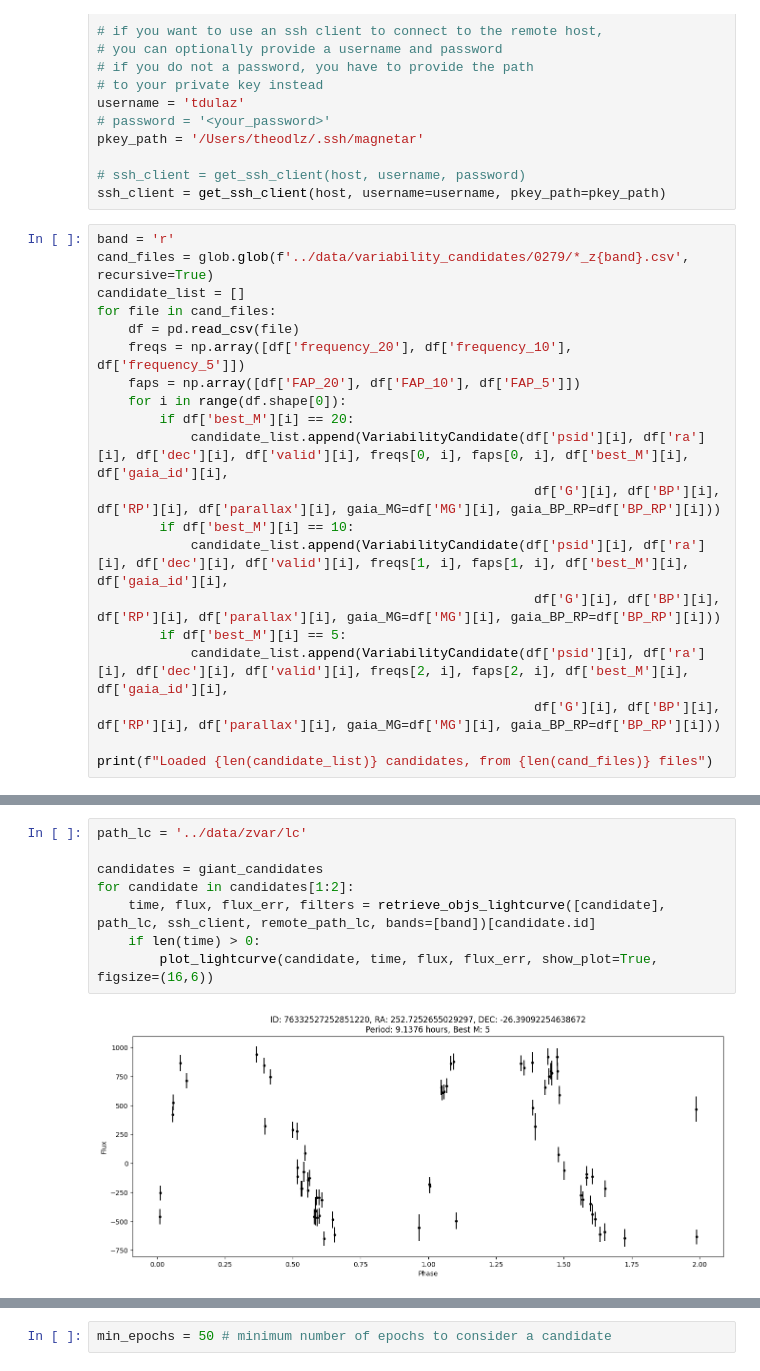
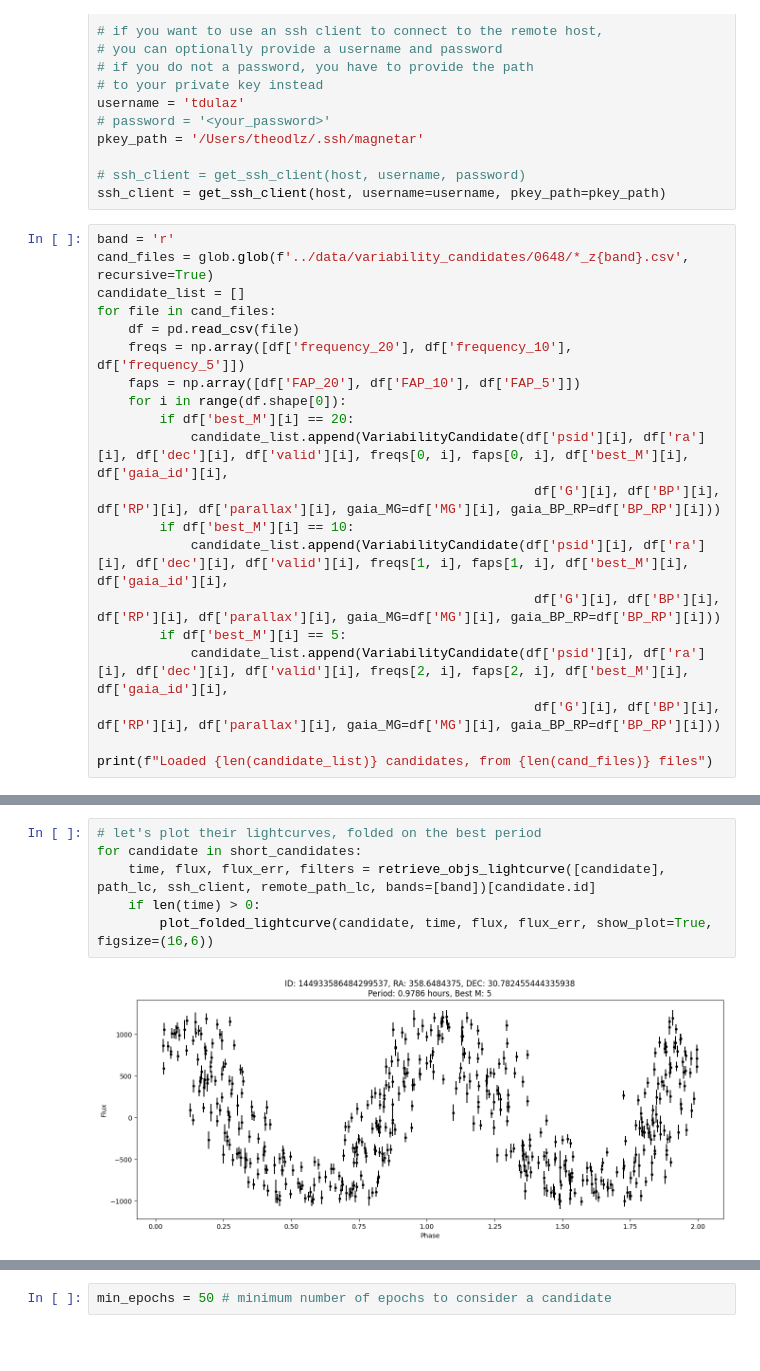
Before and after one commit to zvar-astro/zvar-tools, a Jupyter notebook: notebooks/candidates_analysis.ipynb, the cells around one changed output, grey strips where cells are left out. Saved outputs shown, nothing was run; the diff lists cells and outputs as text; blank space fills up the shorter version.

Commit message:
minor bugfixes to plots and files retrieval, use field 648 in notebook as it has better gaia data

```diff
--- a/notebooks/candidates_analysis.ipynb
+++ b/notebooks/candidates_analysis.ipynb
@@ -34,7 +33,7 @@ pkey_path = '/Users/theodlz/.ssh/magnetar'
 ssh_client = get_ssh_client(host, username=username, pkey_path=pkey_path)
 # %%
 band = 'r'
-cand_files = glob.glob(f'../data/variability_candidates/0279/*_z{band}.csv', recursive=True)
+cand_files = glob.glob(f'../data/variability_candidates/0648/*_z{band}.csv', recursive=True)
 candidate_list = []
 for file in cand_files:
     df = pd.read_csv(file)
@@ -105,10 +98,8 @@ BP - RP: 0.7379810000000013, MG: 11.219365396677327 (id: 6044666985906710528)
 # %%
-path_lc = '../data/zvar/lc'
-
-candidates = giant_candidates
-for candidate in candidates[1:2]:
+# let's plot their lightcurves, folded on the best period
+for candidate in short_candidates:
     time, flux, flux_err, filters = retrieve_objs_lightcurve([candidate], path_lc, ssh_client, remote_path_lc, bands=[band])[candidate.id]
     if len(time) > 0:
-        plot_lightcurve(candidate, time, flux, flux_err, show_plot=True, figsize=(16,6))
+        plot_folded_lightcurve(candidate, time, flux, flux_err, show_plot=True, figsize=(16,6))
 # %% [output]
-[figure, old version]
+[figure, new version]
```
Also changed, not shown: parts of 9 cells of this notebook, 3 other files.
